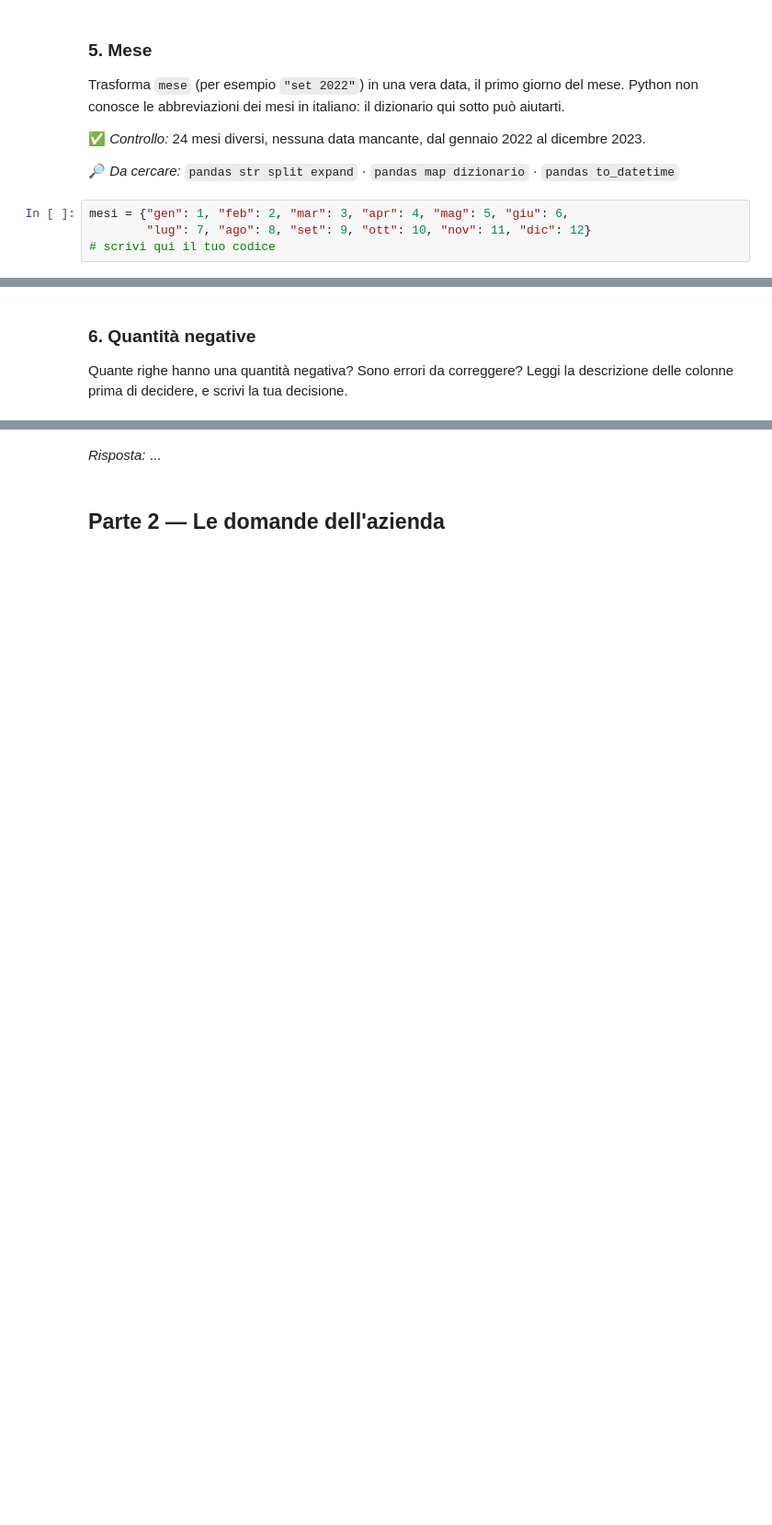
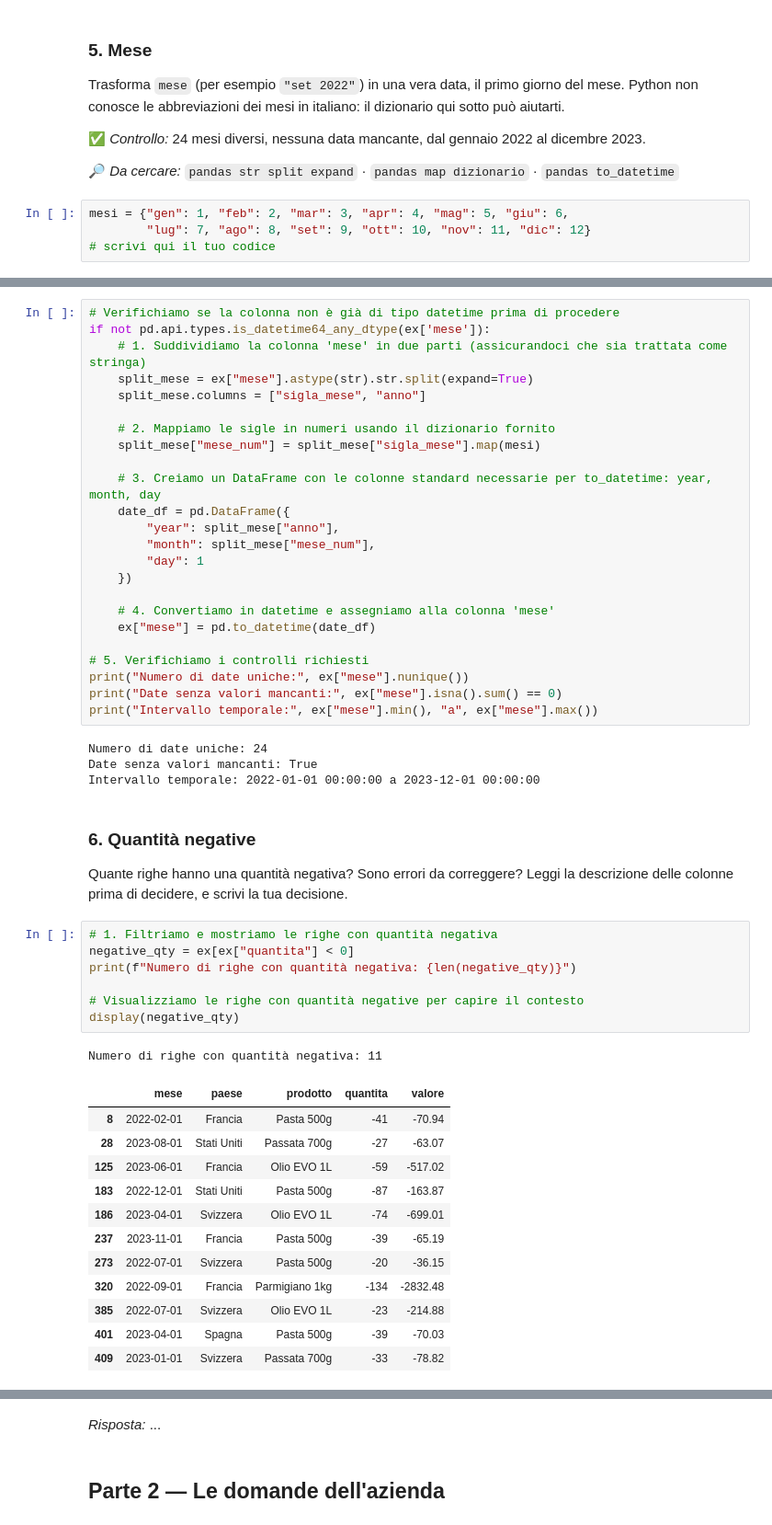
Before and after one commit to zakariarajeb-crypto/SIMA2026, a Jupyter notebook: esercitazioni/E04_pulizia/E04_task.ipynb, the cells around one changed output, grey strips where cells are left out. Shown at 92% size. Cells and saved outputs as stored; diff of their text form; blank space fills up the shorter version.

```diff
--- a/esercitazioni/E04_pulizia/E04_task.ipynb
+++ b/esercitazioni/E04_pulizia/E04_task.ipynb
@@ -206,4 +270,53 @@ mesi = {"gen": 1, "feb": 2, "mar": 3, "apr": 4, "mag": 5, "giu": 6,
+# %%
+# Verifichiamo se la colonna non è già di tipo datetime prima di procedere
+if not pd.api.types.is_datetime64_any_dtype(ex['mese']):
+    # 1. Suddividiamo la colonna 'mese' in due parti (assicurandoci che sia trattata come stringa)
+    split_mese = ex["mese"].astype(str).str.split(expand=True)
+    split_mese.columns = ["sigla_mese", "anno"]
+
+    # 2. Mappiamo le sigle in numeri usando il dizionario fornito
+    split_mese["mese_num"] = split_mese["sigla_mese"].map(mesi)
+
+    # 3. Creiamo un DataFrame con le colonne standard necessarie per to_datetime: year, month, day
+    date_df = pd.DataFrame({
+        "year": split_mese["anno"],
+        "month": split_mese["mese_num"],
+        "day": 1
+    })
+
+    # 4. Convertiamo in datetime e assegniamo alla colonna 'mese'
+    ex["mese"] = pd.to_datetime(date_df)
+
+# 5. Verifichiamo i controlli richiesti
+print("Numero di date uniche:", ex["mese"].nunique())
+print("Date senza valori mancanti:", ex["mese"].isna().sum() == 0)
+print("Intervallo temporale:", ex["mese"].min(), "a", ex["mese"].max())
+# %% [output]
+Numero di date uniche: 24
+Date senza valori mancanti: True
+Intervallo temporale: 2022-01-01 00:00:00 a 2023-12-01 00:00:00
 # %% [markdown]
 ### 6. Quantità negative
 
 Quante righe hanno una quantità negativa? Sono errori da correggere? Leggi la descrizione delle colonne prima di decidere, e scrivi la tua decisione.
+# %%
+# 1. Filtriamo e mostriamo le righe con quantità negativa
+negative_qty = ex[ex["quantita"] < 0]
+print(f"Numero di righe con quantità negativa: {len(negative_qty)}")
+
+# Visualizziamo le righe con quantità negative per capire il contesto
+display(negative_qty)
+# %% [output]
+Numero di righe con quantità negativa: 11
+|  | mese | paese | prodotto | quantita | valore |
+| 8 | 2022-02-01 | Francia | Pasta 500g | -41 | -70.94 |
+| 28 | 2023-08-01 | Stati Uniti | Passata 700g | -27 | -63.07 |
+| 125 | 2023-06-01 | Francia | Olio EVO 1L | -59 | -517.02 |
+| 183 | 2022-12-01 | Stati Uniti | Pasta 500g | -87 | -163.87 |
+| 186 | 2023-04-01 | Svizzera | Olio EVO 1L | -74 | -699.01 |
+| 237 | 2023-11-01 | Francia | Pasta 500g | -39 | -65.19 |
+| 273 | 2022-07-01 | Svizzera | Pasta 500g | -20 | -36.15 |
+| 320 | 2022-09-01 | Francia | Parmigiano 1kg | -134 | -2832.48 |
+| 385 | 2022-07-01 | Svizzera | Olio EVO 1L | -23 | -214.88 |
+| 401 | 2023-04-01 | Spagna | Pasta 500g | -39 | -70.03 |
+| 409 | 2023-01-01 | Svizzera | Passata 700g | -33 | -78.82 |
```
Also changed, not shown: parts of 14 cells of this notebook.
